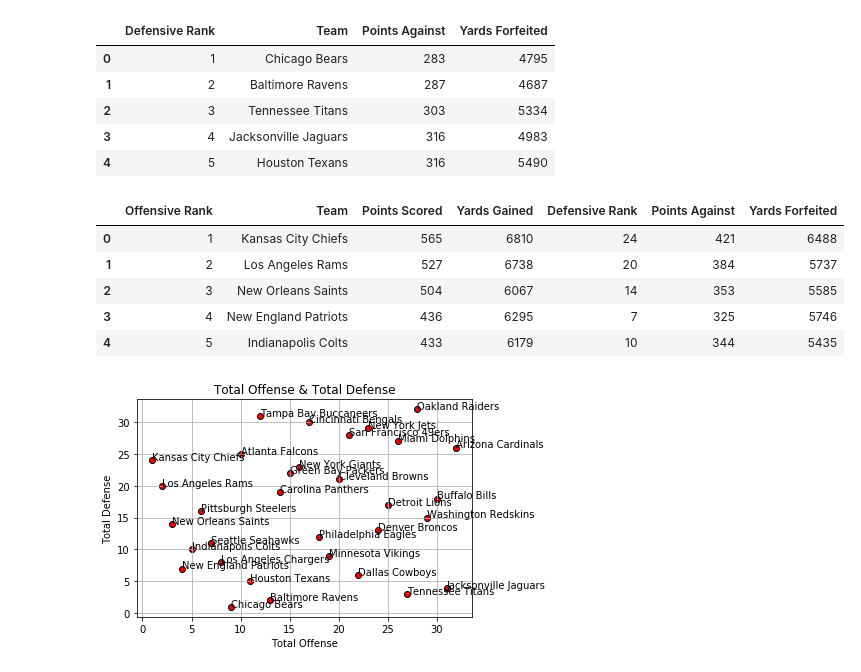
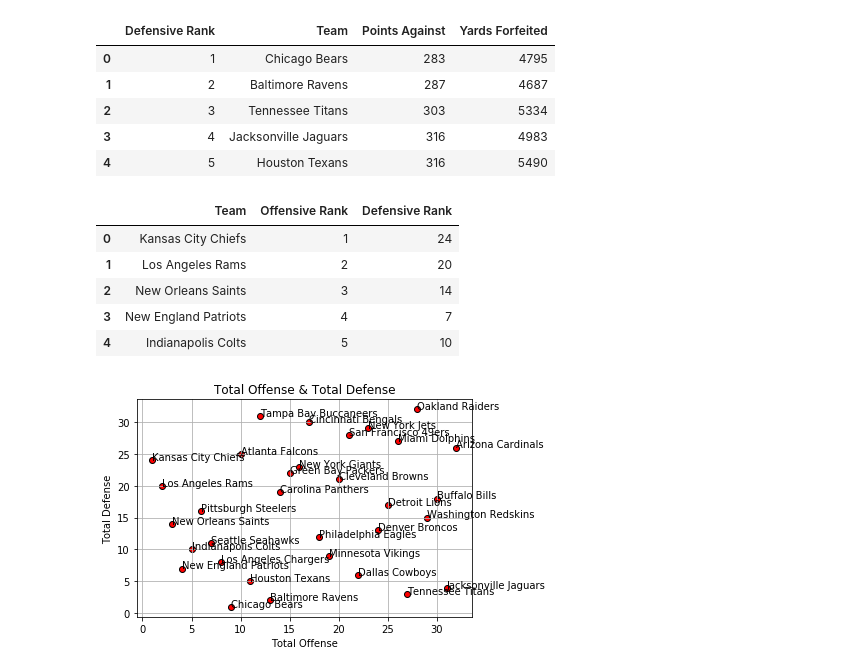
Before and after one commit to allamass95/nfl_spreads, a Jupyter notebook: Total_Offense_and_Total_Defense.ipynb, the cells around one changed output. Cells and saved outputs as stored; diff of their text form; code cells hidden in the pictures.

```diff
--- a/Total_Offense_and_Total_Defense.ipynb
+++ b/Total_Offense_and_Total_Defense.ipynb
@@ -87,15 +87,16 @@ Defense_DF.head()
 # %%
 #Merge Tables for Summarized View
 
 Combined_Rankings = pd.merge(Offense_DF, Defense_DF, on="Team", how="inner")
+Combined_Rankings = Combined_Rankings[['Team', 'Offensive Rank', 'Defensive Rank']]
 Combined_Rankings.head()
 # %% [output]
-|  | Offensive Rank | Team | Points Scored | Yards Gained | Defensive Rank | Points Against | Yards Forfeited |
-| 0 | 1 | Kansas City Chiefs | 565 | 6810 | 24 | 421 | 6488 |
-| 1 | 2 | Los Angeles Rams | 527 | 6738 | 20 | 384 | 5737 |
-| 2 | 3 | New Orleans Saints | 504 | 6067 | 14 | 353 | 5585 |
-| 3 | 4 | New England Patriots | 436 | 6295 | 7 | 325 | 5746 |
-| 4 | 5 | Indianapolis Colts | 433 | 6179 | 10 | 344 | 5435 |
+|  | Team | Offensive Rank | Defensive Rank |
+| 0 | Kansas City Chiefs | 1 | 24 |
+| 1 | Los Angeles Rams | 2 | 20 |
+| 2 | New Orleans Saints | 3 | 14 |
+| 3 | New England Patriots | 4 | 7 |
+| 4 | Indianapolis Colts | 5 | 10 |
 # %%
 #Plot Total Offense and Total Defense, label each team
 
```
Also changed, not shown: parts of 10 cells of this notebook, 2 other files.
